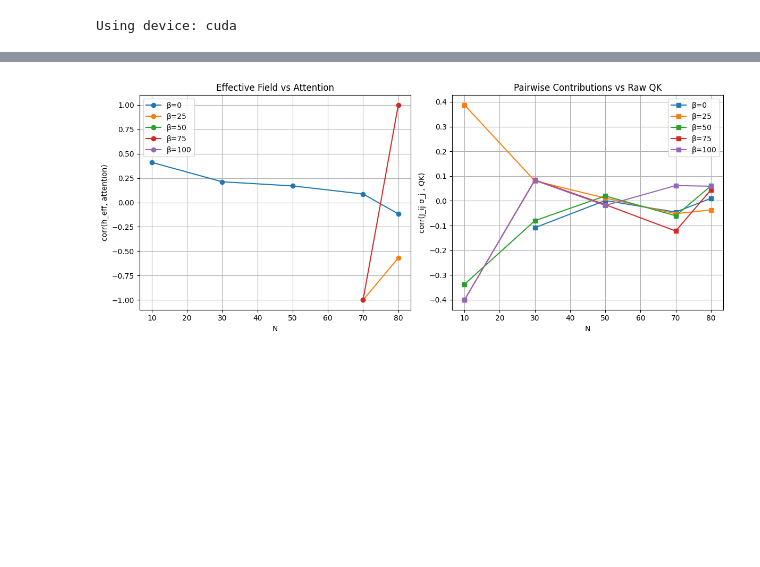
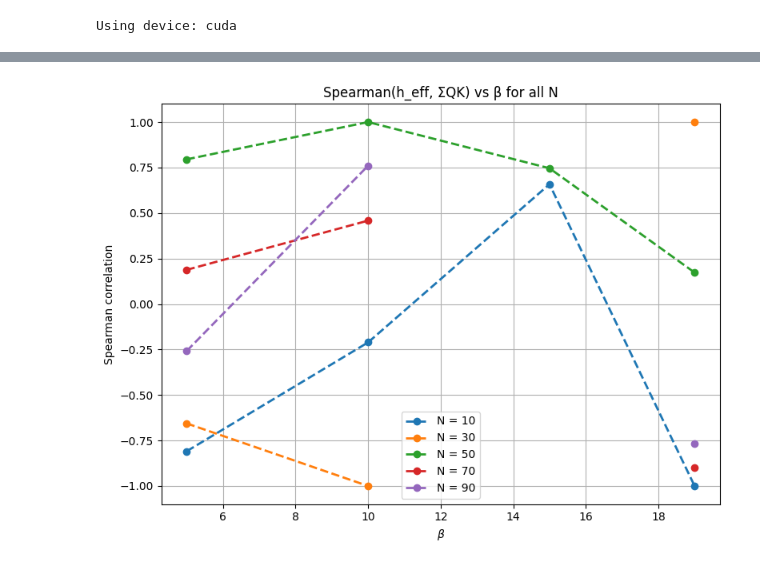
Before and after one commit to mridul1710/SK-Transformer, a Jupyter notebook: SK-Transformer-Notebook.ipynb, the cells around one changed output, grey strips where cells are left out. Cells and saved outputs as stored; diff of their text form; code cells hidden in the pictures; blank space fills up the shorter version.

```diff
--- a/SK-Transformer-Notebook.ipynb
+++ b/SK-Transformer-Notebook.ipynb
@@ -225,7 +156,7 @@ def metropolis_step(sigma, J, beta):
     return sigma
 
 
-def sample_equilibrium(J, beta, steps=15000, burn_in=4000, thinning=20):
+def sample_equilibrium(J, beta, steps=20000, burn_in=5000, thinning= 2):
     """
     Run the Metropolis sampler to draw (approximately) equilibrium spin
     configurations for the SK model at inverse temperature β.
@@ -429,4 +360,65 @@ for N in N_values:
 
                 Q = x @ W_Q.T                  # (1, N, d)
                 K = x @ W_K.T                  # (1, N, d)
+
+                q_i = Q[0, SITE]               # (d,)
+                qk_raw = (K[0] @ q_i) / math.sqrt(d)  # (N,) raw dot-products normalized
+                qk_raw[SITE] = 0.0
+
+                qk_sum_vals.append(qk_raw.sum().item())
+
+                # Per-site correlation between physics vector and attention vector (mask self)
+                mask = torch.arange(N, device=device) != SITE
+                corr = torch.corrcoef(torch.stack([phys_pairwise[mask], qk_raw[mask]]))[0, 1].item()
+                pairwise_corrs.append(corr)
+
+        # Rank correlation between scalar physics field and scalar Σ_j Q_i·K_j
+        spearman, p_value = spearmanr(h_vals, qk_sum_vals)
+
+        results[N].append((beta, spearman))
+
+        print(f"Spearman = {spearman:.6f} | ")
+
+
+# ============================================================
+# PLOTS: Spearman correlation vs β (one figure per N)
+# ============================================================
+# Visualize how the (h_eff vs ΣQK) Spearman correlation varies with temperature (β)
+# across system sizes N. This summarizes the physics–ML alignment.
+
+plt.figure(figsize=(8, 6))
+
+for N in results:
+    data = np.array(results[N])
+
+    # Sort by β for a clean line plot
+    data = data[data[:, 0].argsort()]
+
+    betas = data[:, 0]
+    spearman_vals = data[:, 1]
+
+    plt.plot(
+        betas,
+        spearman_vals,
+        marker="o",
+        linestyle="--",
+        linewidth=2,
+        markersize=6,
+        label=f"N = {N}"
+    )
+
+    # Quick diagnostic: range and spread of h_i encountered (uses last loop's h_vals)
+    print(
+        "min(h) =", min(h_vals),
+        "max(h) =", max(h_vals),
+        "std(h) =", np.std(h_vals)
+    )
+
+plt.xlabel(r"$\beta$")
+plt.ylabel("Spearman correlation")
+plt.title("Spearman(h_eff, ΣQK) vs β for all N")
+plt.grid(True)
+plt.legend()
+plt.tight_layout()
+plt.show()
 # %% [output]
@@ -450 +458 @@ Using device: cuda
-[figure, old version]
+[figure, new version]
```
Also changed, not shown: parts of 11 cells of this notebook.
